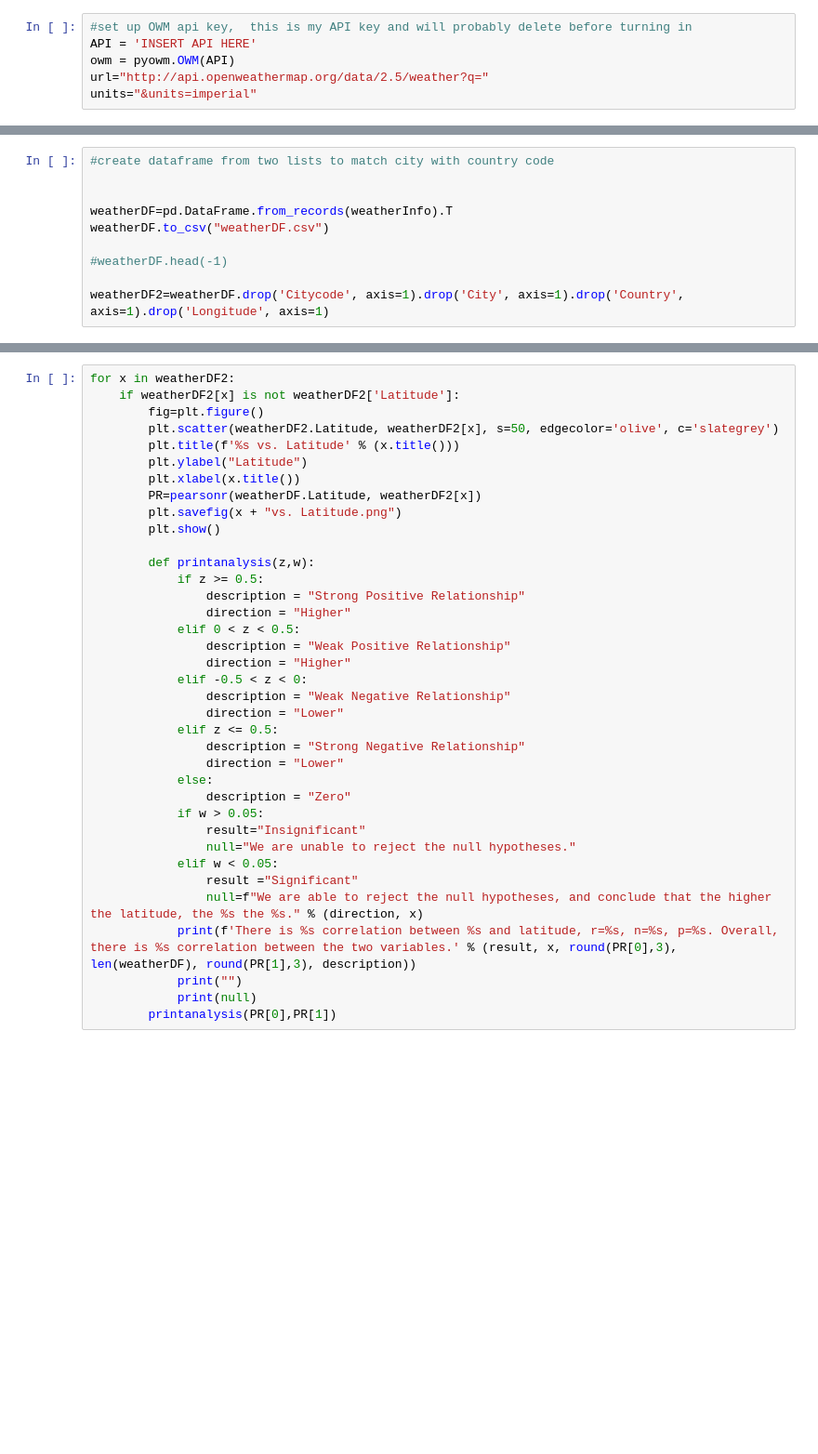
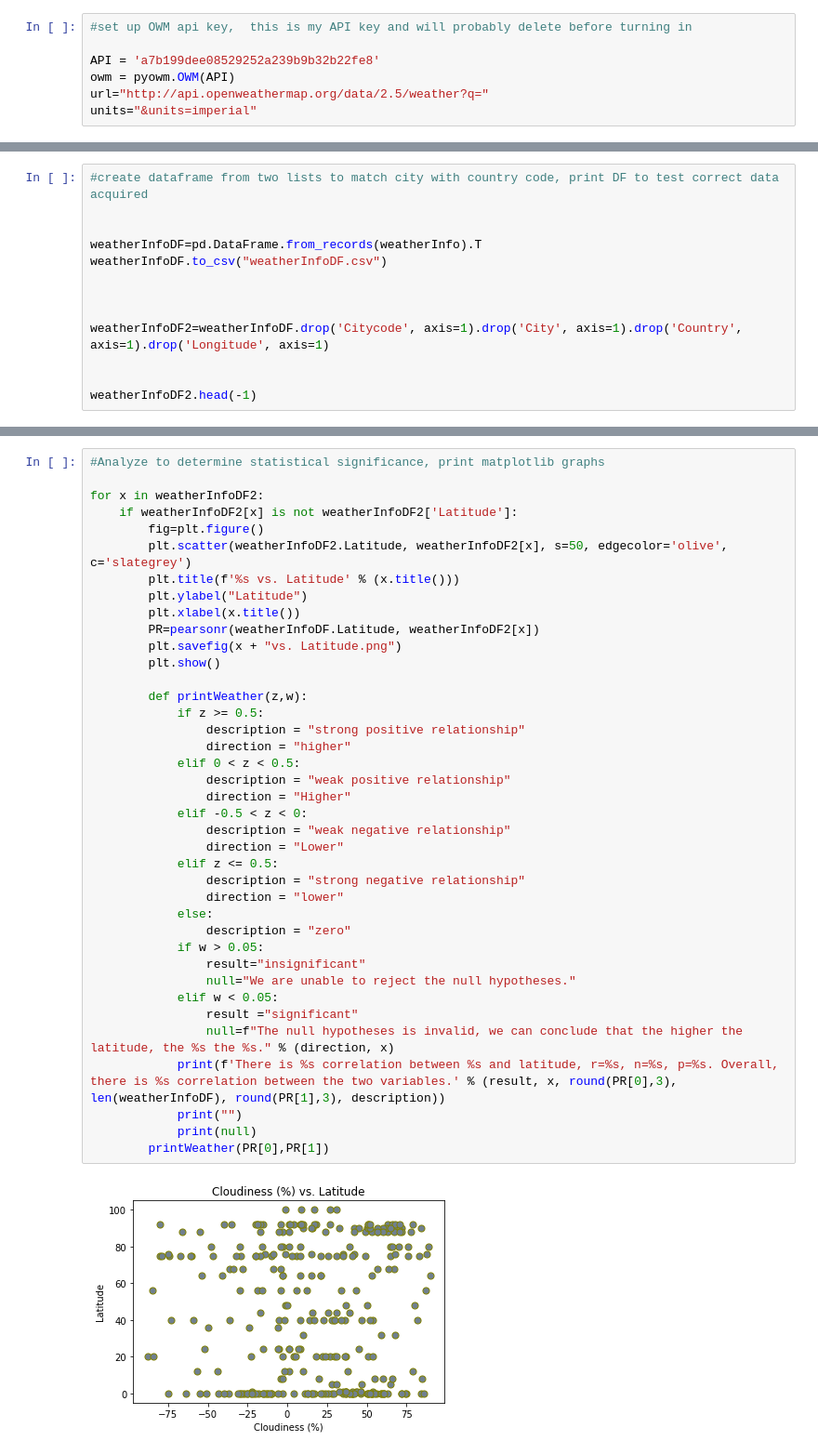
Before and after one commit to MAWallace8/HW6, a Jupyter notebook: HW6.ipynb, the cells around one changed output, grey strips where cells are left out. Shown at 93% size. Drawn from its saved outputs; the diff is of its cells as text; blank space fills up the shorter version.

Commit message:
Add files via upload
Made some additional changes to ensure correct sequencing in dictionary creation and matplotlib adjustments.

```diff
--- a/HW6.ipynb
+++ b/HW6.ipynb
@@ -17,7 +20,8 @@ import requests as req
 from scipy.stats.stats import pearsonr
 # %%
 #set up OWM api key,  this is my API key and will probably delete before turning in
-API = 'INSERT API HERE'
+
+API = 'a7b199dee08529252a239b9b32b22fe8'
 owm = pyowm.OWM(API)
 url="http://api.openweathermap.org/data/2.5/weather?q="
 units="&units=imperial"
@@ -99,11 +114,14 @@ ru
 # %%
-#create dataframe from two lists to match city with country code
+#create dataframe from two lists to match city with country code, print DF to test correct data acquired
 
 
-weatherDF=pd.DataFrame.from_records(weatherInfo).T
-weatherDF.to_csv("weatherDF.csv")
+weatherInfoDF=pd.DataFrame.from_records(weatherInfo).T
+weatherInfoDF.to_csv("weatherInfoDF.csv")
 
-#weatherDF.head(-1)
 
-weatherDF2=weatherDF.drop('Citycode', axis=1).drop('City', axis=1).drop('Country', axis=1).drop('Longitude', axis=1)
+
+weatherInfoDF2=weatherInfoDF.drop('Citycode', axis=1).drop('City', axis=1).drop('Country', axis=1).drop('Longitude', axis=1)
+
+
+weatherInfoDF2.head(-1)
 # %% [output]
@@ -111,38 +146,41 @@ NameError: name 'pd' is not defined
 # %%
-for x in weatherDF2:
-    if weatherDF2[x] is not weatherDF2['Latitude']:
+#Analyze to determine statistical significance, print matplotlib graphs
+
+for x in weatherInfoDF2:
+    if weatherInfoDF2[x] is not weatherInfoDF2['Latitude']:
         fig=plt.figure()
-        plt.scatter(weatherDF2.Latitude, weatherDF2[x], s=50, edgecolor='olive', c='slategrey')
+        plt.scatter(weatherInfoDF2.Latitude, weatherInfoDF2[x], s=50, edgecolor='olive', c='slategrey')
         plt.title(f'%s vs. Latitude' % (x.title()))
         plt.ylabel("Latitude")
         plt.xlabel(x.title())
-        PR=pearsonr(weatherDF.Latitude, weatherDF2[x])
+        PR=pearsonr(weatherInfoDF.Latitude, weatherInfoDF2[x])
         plt.savefig(x + "vs. Latitude.png")
         plt.show()
 
-        def printanalysis(z,w):
+        def printWeather(z,w):
             if z >= 0.5:
-                description = "Strong Positive Relationship"
-                direction = "Higher"
+                description = "strong positive relationship"
+                direction = "higher"
             elif 0 < z < 0.5:
-                description = "Weak Positive Relationship"
+                description = "weak positive relationship"
                 direction = "Higher"
             elif -0.5 < z < 0:
-                description = "Weak Negative Relationship"
+                description = "weak negative relationship"
                 direction = "Lower"
             elif z <= 0.5:
-                description = "Strong Negative Relationship"
-                direction = "Lower"
+                description = "strong negative relationship"
+                direction = "lower"
             else:
-                description = "Zero"
+                description = "zero"
             if w > 0.05:
-                result="Insignificant"
+                result="insignificant"
                 null="We are unable to reject the null hypotheses."
             elif w < 0.05:
-                result ="Significant"
-                null=f"We are able to reject the null hypotheses, and conclude that the higher the latitude, the %s the %s." % (direction, x)
-            print(f'There is %s correlation between %s and latitude, r=%s, n=%s, p=%s. Overall, there is %s correlation between the two variables.' % (result, x, round(PR[0],3), len(weatherDF), round(PR[1],3), description))
+                result ="significant"
+                null=f"The null hypotheses is invalid, we can conclude that the higher the latitude, the %s the %s." % (direction, x)
+            print(f'There is %s correlation between %s and latitude, r=%s, n=%s, p=%s. Overall, there is %s correlation between the two variables.' % (result, x, round(PR[0],3), len(weatherInfoDF), round(PR[1],3), description))
             print("")
             print(null)
-        printanalysis(PR[0],PR[1])
+        printWeather(PR[0],PR[1])
 # %% [output]
+[figure, added]
```
Also changed, not shown: parts of 6 cells of this notebook.
